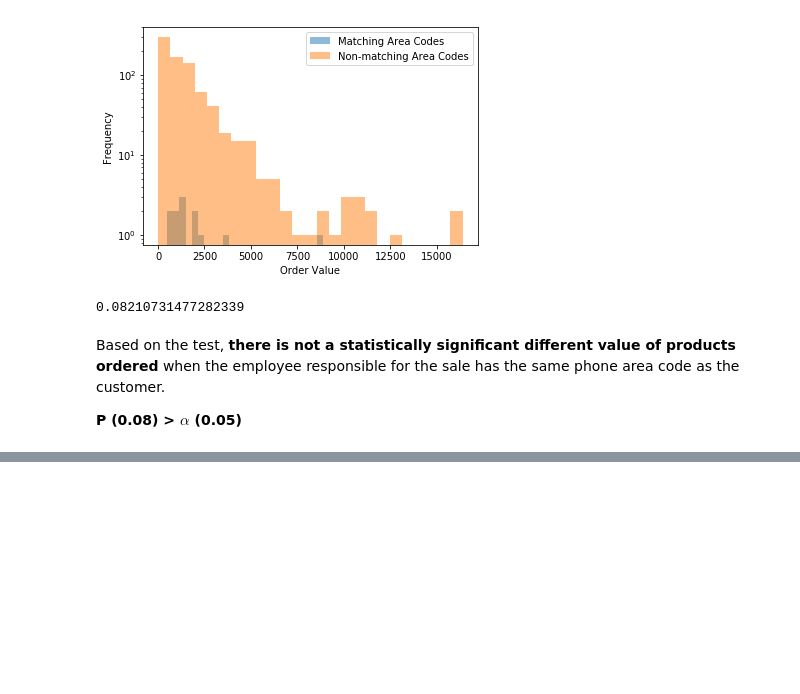
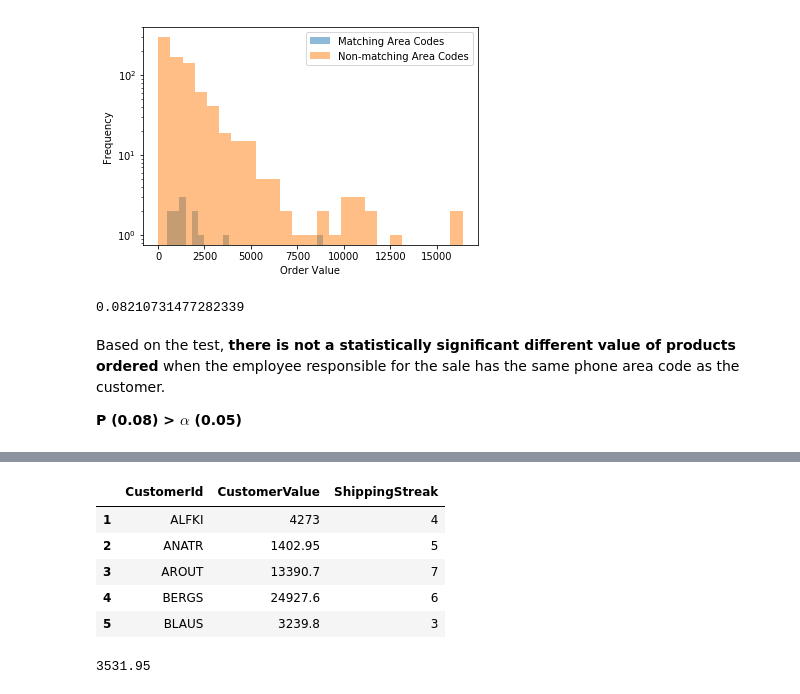
Before and after one commit to partytax/dsc-2-final-project-online-ds-pt-112618, a Jupyter notebook: work.ipynb, the cells around one changed output, grey strips where cells are left out. Cells and saved outputs as stored; diff of their text form; code cells hidden in the pictures; blank space fills up the shorter version.

```diff
--- a/work.ipynb
+++ b/work.ipynb
@@ -400,0 +552,55 @@ c.execute('''pragma table_info(Product)''').fetchall()
+# %%
+q4_processed = pd.DataFrame(columns=['CustomerId', 'CustomerValue', 'ShippingStreak'])
+
+#INSTANTIATE SOME VARIABLES
+last_customer_id = ''
+last_ship_id = 0
+running_customer_value = 0
+ship_streak = 1
+q4_processed_index = 0
+
+#ITERATE THROUGH ROWS IN q4
+for index, data in q4.iterrows():
+
+    #Move values from 'data' to scrutable variables
+    row_value = data[2] * data[3] * (1-data[4])
+    customer_id = data[0]
+    ship_id = data[5]
+
+    if customer_id == last_customer_id:
+        running_customer_value += row_value
+        if ship_id == last_ship_id:
+            ship_streak += 1
+        else:
+            ship_streak = 1
+    else:
+        q4_processed.loc[q4_processed_index] = [last_customer_id, running_customer_value, ship_streak]
+        running_customer_value = row_value
+        ship_streak = 1
+        q4_processed_index += 1
+
+    #PRESERVE MEMORY OF PREVIOUS ITERATION
+    last_customer_id = customer_id
+    last_ship_id = ship_id
+
+#Add last shipper after q4 finishes iterating, because row iteration ends too soon
+q4_processed.loc[q4_processed_index+1] = [last_customer_id, running_customer_value, ship_streak]
+
+#Remove useless start row (artifact of iteration process)
+q4_processed = q4_processed[1:]
+
+#Preview DataFrame
+q4_processed.head()
+# %% [output]
+|  | CustomerId | CustomerValue | ShippingStreak |
+| 1 | ALFKI | 4273 | 4 |
+| 2 | ANATR | 1402.95 | 5 |
+| 3 | AROUT | 13390.7 | 7 |
+| 4 | BERGS | 24927.6 | 6 |
+| 5 | BLAUS | 3239.8 | 3 |
+# %%
+#Check the math to ensure the algorithm calculated value properly
+test = q4[q4['CustomerId']=='WOLZA']
+sum(test['UnitPrice'] * test['Quantity'] * (1-test['Discount']))
+# %% [output]
+3531.95
```
Also changed, not shown: parts of 50 cells of this notebook, 5 other files.
